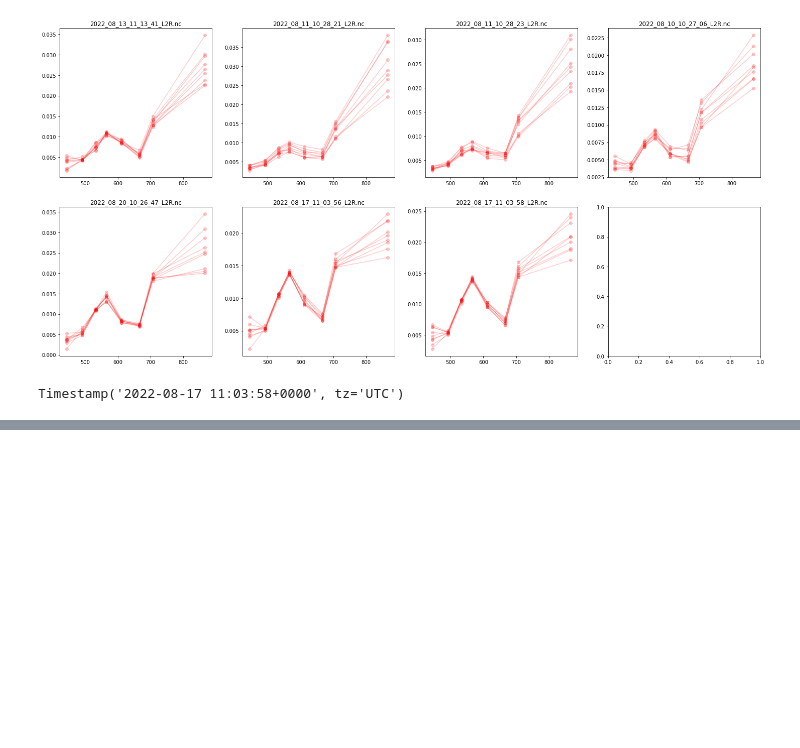
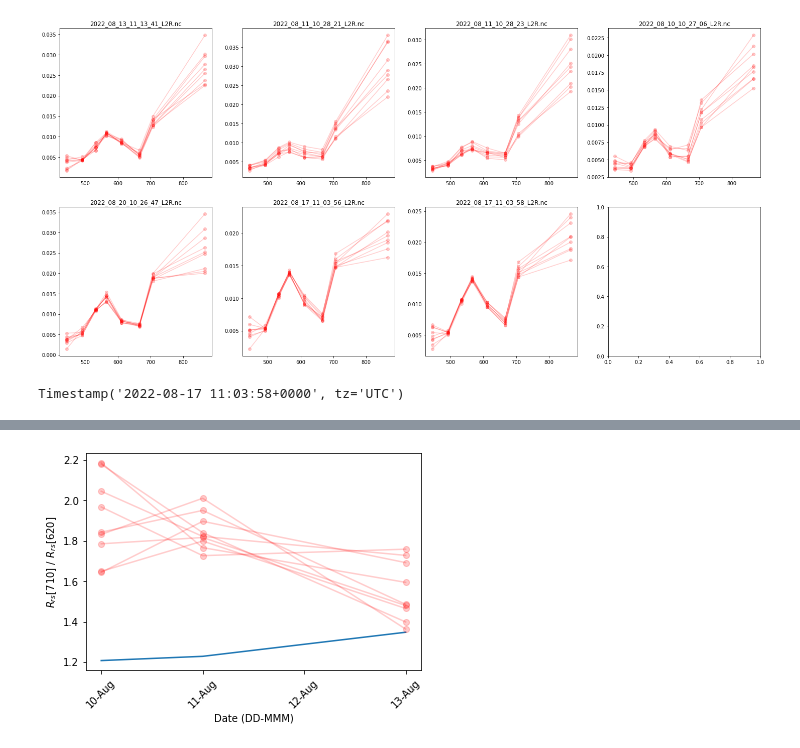
Before and after one commit to scmc72/DALEC_processing, a Jupyter notebook: SD_8-20Aug22.ipynb, the cells around one changed output, grey strips where cells are left out. Drawn from its saved outputs; the diff is of its cells as text; code cells hidden in the pictures; blank space fills up the shorter version.

```diff
--- a/SD_8-20Aug22.ipynb
+++ b/SD_8-20Aug22.ipynb
@@ -274,0 +544,36 @@ Timestamp('2022-08-17 11:03:58+0000', tz='UTC')
+# %%
+from matplotlib.dates import DateFormatter
+import matplotlib.dates as mdates
+
+DALEC_612 = superDuperDF.loc[(superDuperDF.index.get_level_values(0)[:],612.0), :]['DALEC_mean_Rrs'].values
+DALEC_707 = superDuperDF.loc[(superDuperDF.index.get_level_values(0)[:],707.0), :]['DALEC_mean_Rrs'].values
+
+DALEC_612_707 = DALEC_707/DALEC_612
+
+x = superDuperDF.index.get_level_values(0).unique() # x is the list of dates
+
+plt.plot(x, DALEC_612_707)
+
+
+for col in list(superDuperDF.columns.values)[1:]:
+    SD_612 = superDuperDF.loc[(superDuperDF.index.get_level_values(0)[:],612.0), :][col].values
+    SD_707 = superDuperDF.loc[(superDuperDF.index.get_level_values(0)[:],707.0), :][col].values
+
+    SD_612_707 = SD_707/SD_612
+    plt.plot(x, SD_612_707,
+               color='red',
+               label='SuperDoves @ DALEC loc.',
+               marker='o',
+               alpha=0.2)
+
+plt.xticks(rotation = 45)
+plt.xlabel('Date (DD-MMM)')
+plt.ylabel('$R_{rs}[710]$ / $R_{rs}[620]$')
+
+ax = plt.gca()
+date_form = DateFormatter("%d-%b") # DD-MMM format
+ax.xaxis.set_major_formatter(date_form) # set format
+ax.xaxis.set_major_locator(mdates.DayLocator(interval=1)) # make sure that ticks only appear daily
+plt.show()
+# %% [output]
+[figure, added]
```
Also changed, not shown: parts of 20 cells of this notebook, 2 other files.
